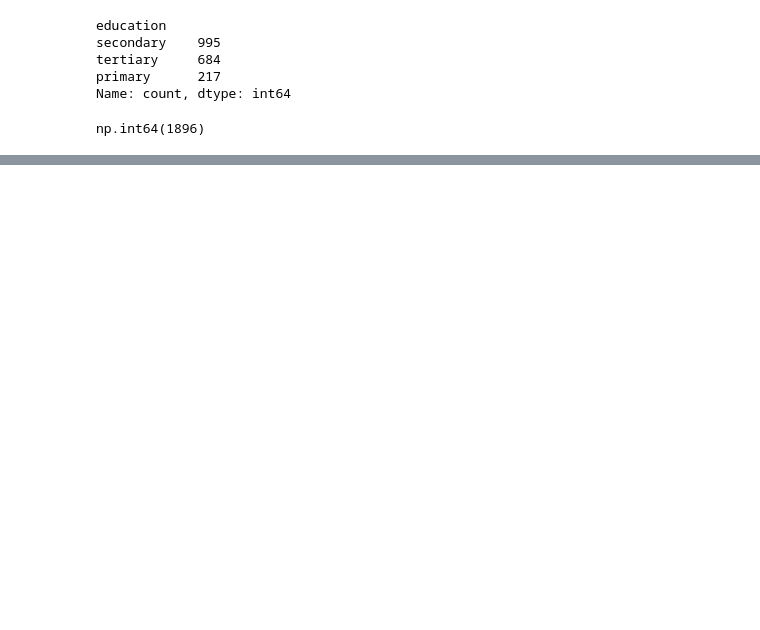
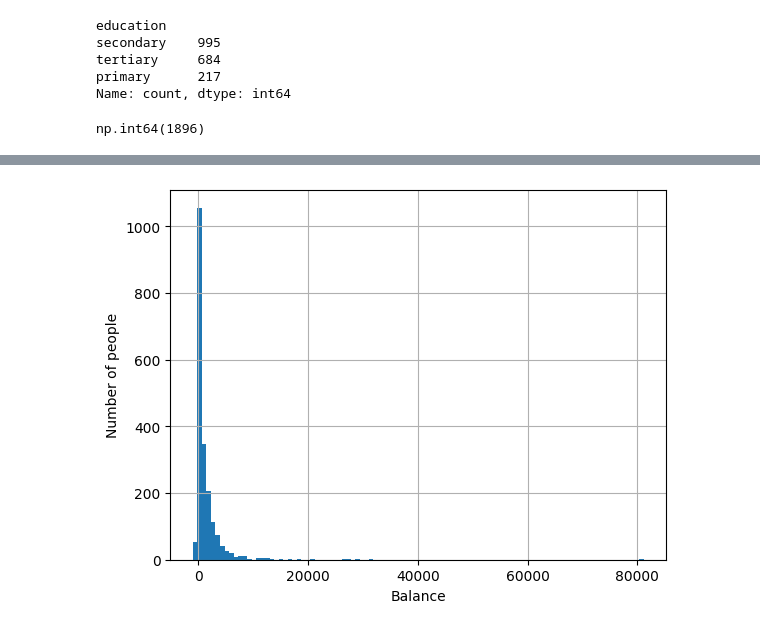
Before and after one commit to kristyan/data, a Jupyter notebook: e-tivity1/etivity1.ipynb, the cells around one changed output, grey strips where cells are left out. Cells and saved outputs as stored; diff of their text form; code cells hidden in the pictures; blank space fills up the shorter version.

```diff
--- a/e-tivity1/etivity1.ipynb
+++ b/e-tivity1/etivity1.ipynb
@@ -123,0 +155,8 @@ np.int64(1546)
+# %%
+# lets see the distribution of balance
+df['balance'].hist(bins=100)
+plt.xlabel('Balance')
+plt.ylabel('Number of people')
+plt.show()
+# %% [output]
+[figure, added]
```
Also changed, not shown: parts of 29 cells of this notebook.
